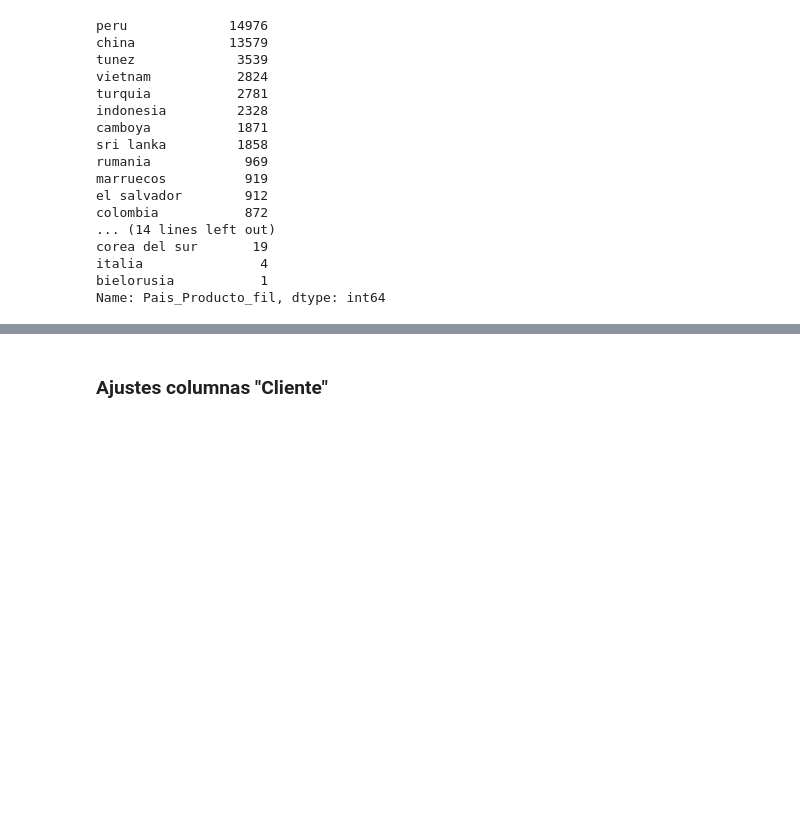
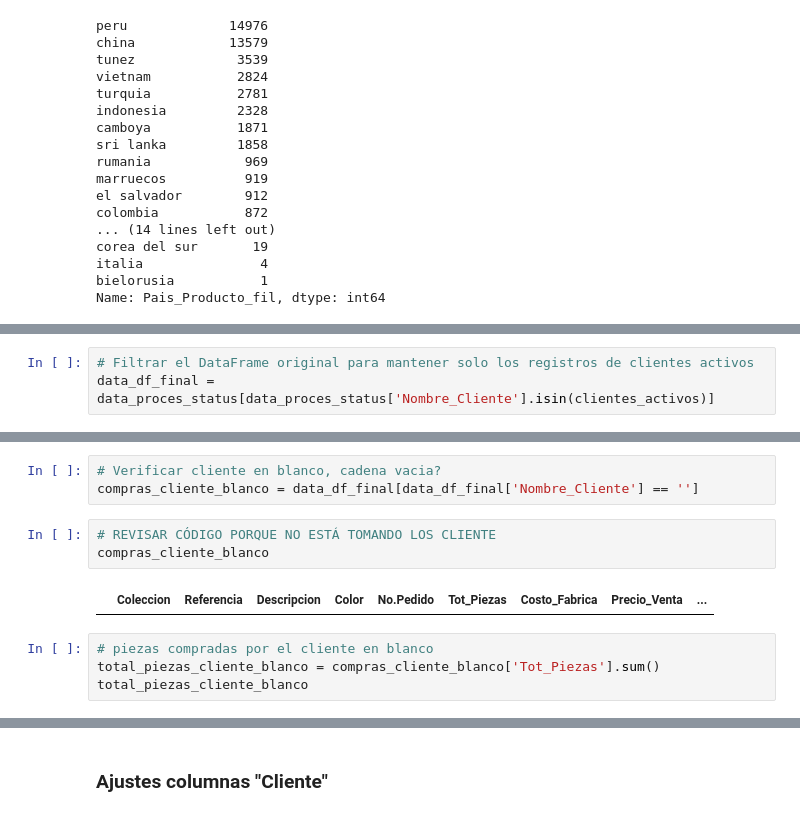
Before and after one commit to ThaylaLuzardo/Forecast_Compras, a Jupyter notebook: notebooks/Data analisis.ipynb, the cells around one changed output, grey strips where cells are left out. Saved outputs shown, nothing was run; the diff lists cells and outputs as text; blank space fills up the shorter version.

```diff
--- a/notebooks/Data analisis.ipynb
+++ b/notebooks/Data analisis.ipynb
@@ -341,0 +458,3 @@ Name: Pais_Producto_fil, dtype: int64
+# %%
+# Filtrar el DataFrame original para mantener solo los registros de clientes activos
+data_df_final = data_proces_status[data_proces_status['Nombre_Cliente'].isin(clientes_activos)]
@@ -341,0 +533,12 @@ Name: Pais_Producto_fil, dtype: int64
+# %%
+# Verificar cliente en blanco, cadena vacia?
+compras_cliente_blanco = data_df_final[data_df_final['Nombre_Cliente'] == '']
+# %%
+# REVISAR CÓDIGO PORQUE NO ESTÁ TOMANDO LOS CLIENTE
+compras_cliente_blanco
+# %% [output]
+|  | Coleccion | Referencia | Descripcion | Color | No.Pedido | Tot_Piezas | Costo_Fabrica | Precio_Venta | ... |
+# %%
+# piezas compradas por el cliente en blanco
+total_piezas_cliente_blanco = compras_cliente_blanco['Tot_Piezas'].sum()
+total_piezas_cliente_blanco
```
Also changed, not shown: parts of 21 cells of this notebook.
